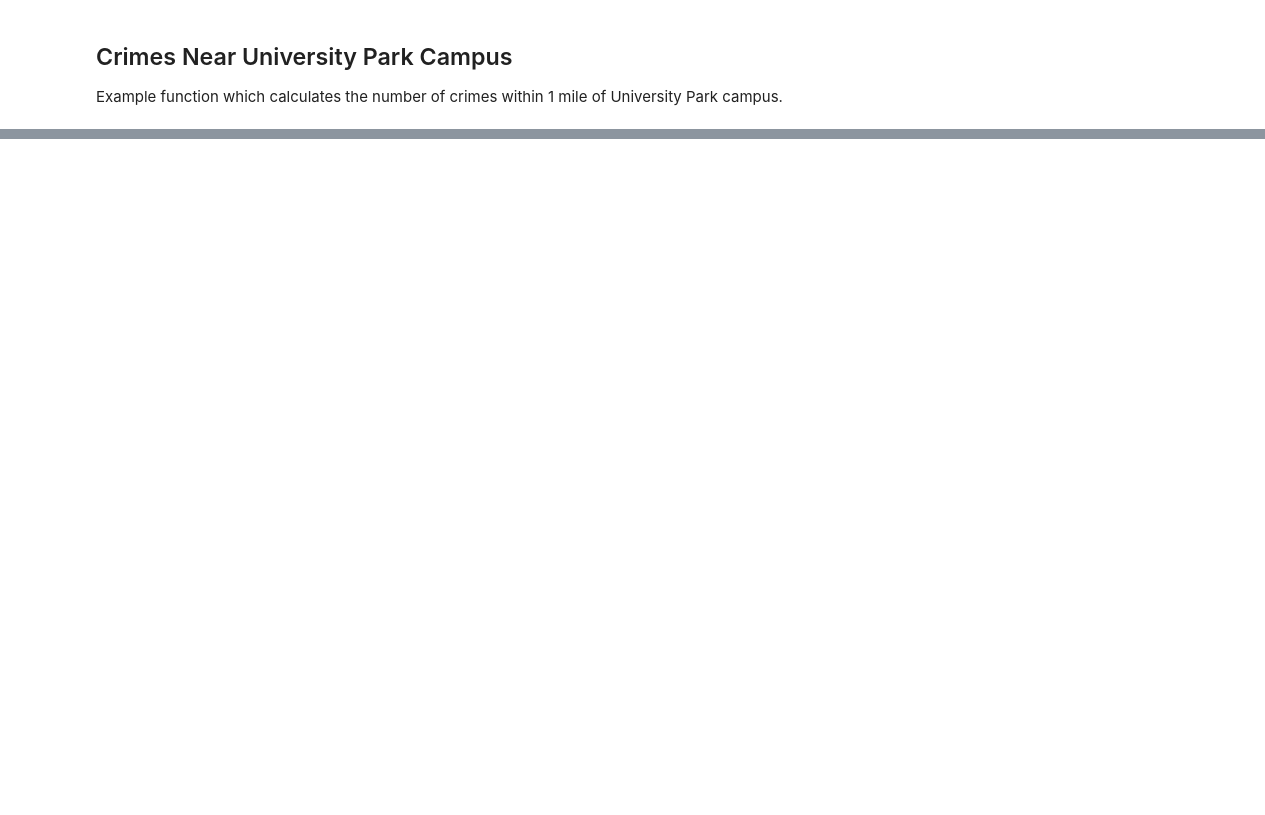
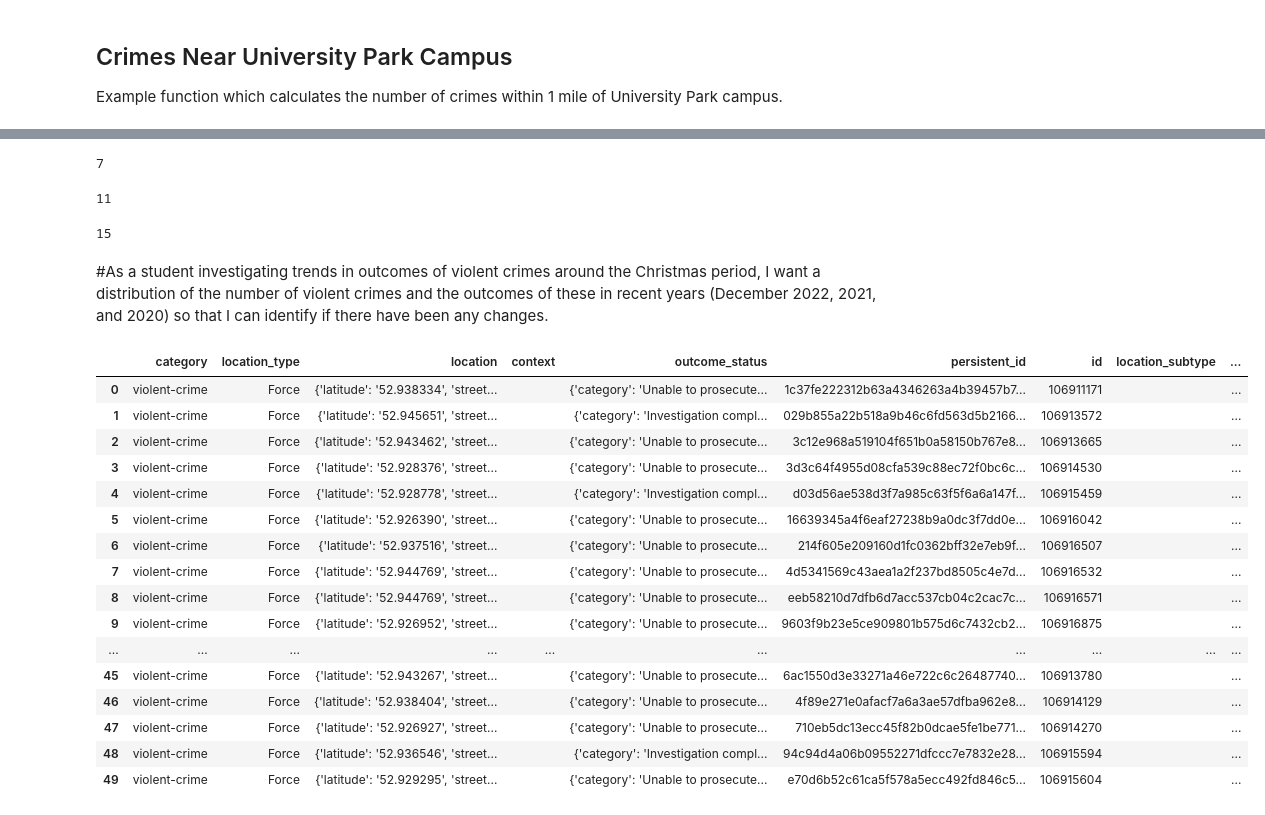
Before and after one commit to psycb7/dsda-y2-agile-process-block-release, a Jupyter notebook: nb/Block Release.ipynb, the cells around one changed output, grey strips where cells are left out. Saved outputs shown, nothing was run; the diff lists cells and outputs as text; code cells hidden in the pictures; blank space fills up the shorter version.

```diff
--- a/nb/Block Release.ipynb
+++ b/nb/Block Release.ipynb
@@ -52,0 +113,14 @@ print(count_crimes_within_1_mile(*LOCATION_UNIVERSITY_PARK, 2023, 1))
+# %%
+print(count_bikecrime_within_1_mile(*LOCATION_UNIVERSITY_PARK, 2023, 1))
+# %% [output]
+7
+# %%
+print(count_bikecrime_within_1_mile(*LOCATION_JUBILEE_CAMPUS, 2023, 1))
+# %% [output]
+11
+# %%
+print(count_bikecrime_within_1_mile(*LOCATION_NOTTINGHAM_CITY_CENTRE, 2023, 1))
+# %% [output]
+15
+# %% [markdown]
+#As a student investigating trends in outcomes of violent crimes around the Christmas period, I want a distribution of the number of violent crimes and the outcomes of these in recent years (December 2022, 2021, and 2020) so that I can identify if there have been any changes.
@@ -52,0 +129,59 @@ print(count_crimes_within_1_mile(*LOCATION_UNIVERSITY_PARK, 2023, 1))
+# %%
+def count_violentcrimes_within_1_mile(
+    lat: float, lon: float, year: int, month: int
+) -> int:
+    """Calculate number of crimes within 1 mile of a location for a date.
+
+    Args:
+        lat (float): Latitude of the location.
+        lon (float): Longitude of the location.
+        year (int): Year to find crimes.
+        month (int): Month of the provided year to find crimes.
+
+    Returns:
+        int: Count of the crimes
+    """
+    url = (
+        API_STREET_CRIME + f"violent-crime?lat={lat}&lng={lon}&date={year}-{month}"
+    )
+    response = requests.get(url)
+    if response.status_code == 200:
+        return (response.json())
+    else:
+        print(f"Error retrieving data: {response.status_code}")
+
+
+crime_cat=count_violentcrimes_within_1_mile(*LOCATION_UNIVERSITY_PARK,2022,12)
+crime=pd.DataFrame(crime_cat)
+display(crime)
+
+# import json
+# for i in crime:
+#     outcome_status=catagory['violent crime']
+#     print(outcome_status)
+
+
+
+
+
+
+
+#    print(count_bikecrime_within_1_mile(*LOCATION_UNIVERSITY_PARK, 2023, 1))
+# %% [output]
+|  | category | location_type | location | context | outcome_status | persistent_id | id | location_subtype | ... |
+| 0 | violent-crime | Force | {'latitude': '52.938334', 'street... |  | {'category': 'Unable to prosecute... | 1c37fe222312b63a4346263a4b39457b7... | 106911171 |  | ... |
+| 1 | violent-crime | Force | {'latitude': '52.945651', 'street... |  | {'category': 'Investigation compl... | 029b855a22b518a9b46c6fd563d5b2166... | 106913572 |  | ... |
+| 2 | violent-crime | Force | {'latitude': '52.943462', 'street... |  | {'category': 'Unable to prosecute... | 3c12e968a519104f651b0a58150b767e8... | 106913665 |  | ... |
+| 3 | violent-crime | Force | {'latitude': '52.928376', 'street... |  | {'category': 'Unable to prosecute... | 3d3c64f4955d08cfa539c88ec72f0bc6c... | 106914530 |  | ... |
+| 4 | violent-crime | Force | {'latitude': '52.928778', 'street... |  | {'category': 'Investigation compl... | d03d56ae538d3f7a985c63f5f6a6a147f... | 106915459 |  | ... |
+| 5 | violent-crime | Force | {'latitude': '52.926390', 'street... |  | {'category': 'Unable to prosecute... | 16639345a4f6eaf27238b9a0dc3f7dd0e... | 106916042 |  | ... |
+| 6 | violent-crime | Force | {'latitude': '52.937516', 'street... |  | {'category': 'Unable to prosecute... | 214f605e209160d1fc0362bff32e7eb9f... | 106916507 |  | ... |
+| 7 | violent-crime | Force | {'latitude': '52.944769', 'street... |  | {'category': 'Unable to prosecute... | 4d5341569c43aea1a2f237bd8505c4e7d... | 106916532 |  | ... |
+| 8 | violent-crime | Force | {'latitude': '52.944769', 'street... |  | {'category': 'Unable to prosecute... | eeb58210d7dfb6d7acc537cb04c2cac7c... | 106916571 |  | ... |
+| 9 | violent-crime | Force | {'latitude': '52.926952', 'street... |  | {'category': 'Unable to prosecute... | 9603f9b23e5ce909801b575d6c7432cb2... | 106916875 |  | ... |
+| ... | ... | ... | ... | ... | ... | ... | ... | ... | ... |
+| 45 | violent-crime | Force | {'latitude': '52.943267', 'street... |  | {'category': 'Unable to prosecute... | 6ac1550d3e33271a46e722c6c26487740... | 106913780 |  | ... |
+| 46 | violent-crime | Force | {'latitude': '52.938404', 'street... |  | {'category': 'Unable to prosecute... | 4f89e271e0afacf7a6a3ae57dfba962e8... | 106914129 |  | ... |
+| 47 | violent-crime | Force | {'latitude': '52.926927', 'street... |  | {'category': 'Unable to prosecute... | 710eb5dc13ecc45f82b0dcae5fe1be771... | 106914270 |  | ... |
+| 48 | violent-crime | Force | {'latitude': '52.936546', 'street... |  | {'category': 'Investigation compl... | 94c94d4a06b09552271dfccc7e7832e28... | 106915594 |  | ... |
+| 49 | violent-crime | Force | {'latitude': '52.929295', 'street... |  | {'category': 'Unable to prosecute... | e70d6b52c61ca5f578a5ecc492fd846c5... | 106915604 |  | ... |
```
Also changed, not shown: parts of 8 cells of this notebook.
